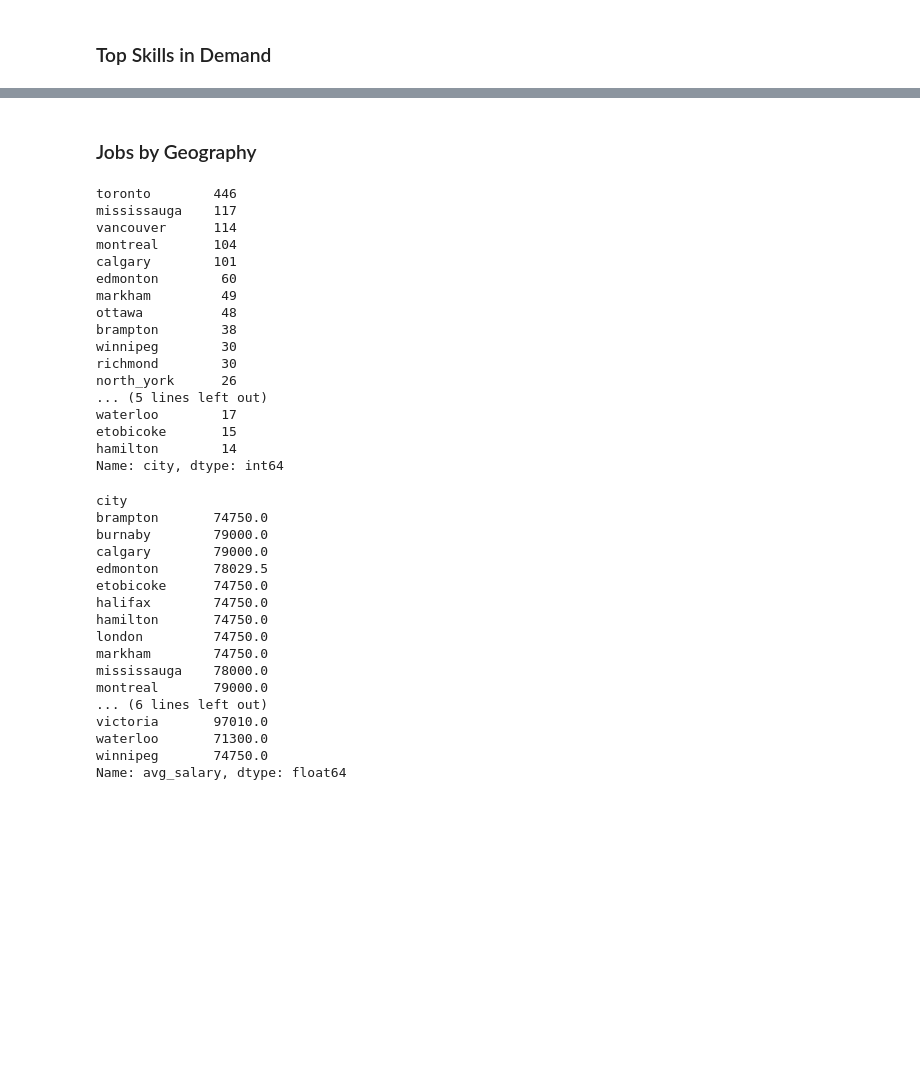
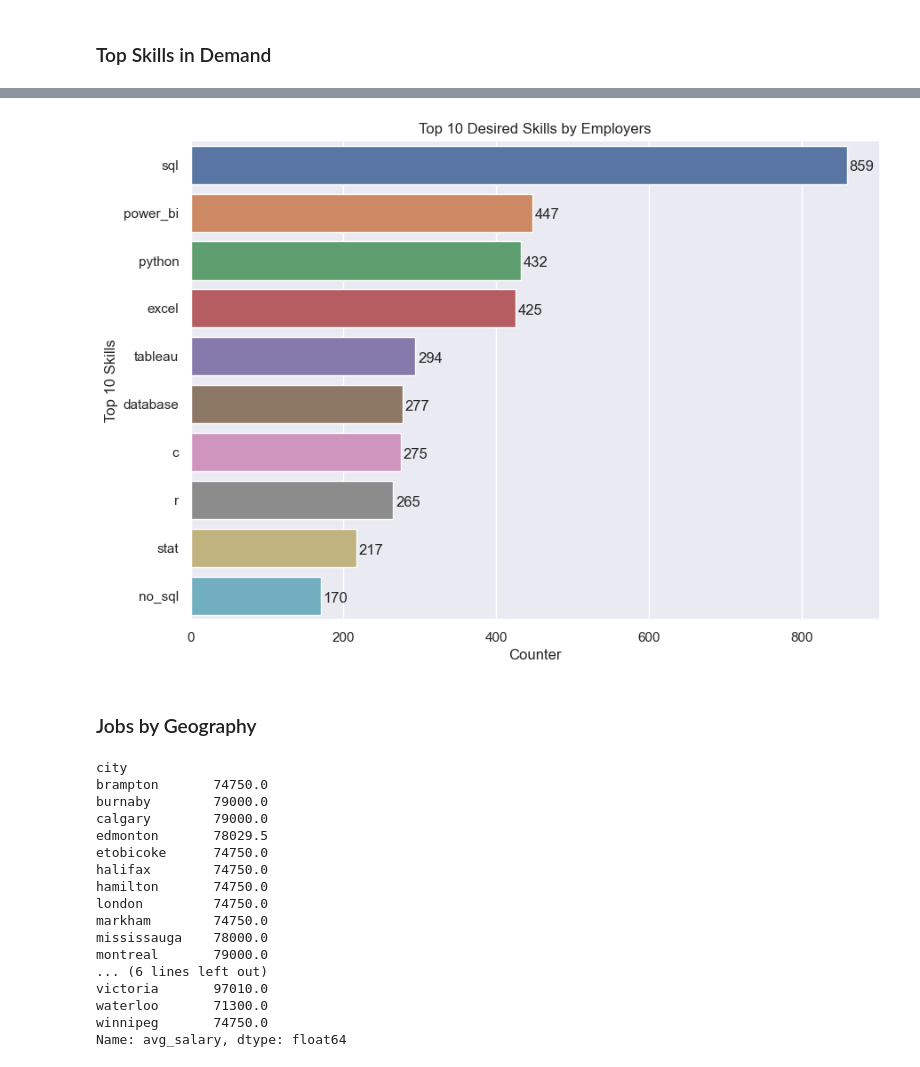
Before and after one commit to jasondo-da/Canadian_Data_Science_Jobs_Analysis, a Jupyter notebook: da_job_posts_canada_analysis.ipynb, the cells around one changed output, grey strips where cells are left out. Saved outputs shown, nothing was run; the diff lists cells and outputs as text; code cells hidden in the pictures; blank space fills up the shorter version.

```diff
--- a/da_job_posts_canada_analysis.ipynb
+++ b/da_job_posts_canada_analysis.ipynb
@@ -1193,8 +1203,6 @@ plt.show()
 # %% [markdown]
 ### Job Availability by Work Experience
 # %%
-sns.set(style='darkgrid')
-
 exp_count = sns.countplot(data=df,
                           x='experience_level',
                           order = df['experience_level'].value_counts().index)
@@ -1218,7 +1226,6 @@ plt.show()
 # %% [markdown]
 ### Jobs Available by Platform
 # %%
-sns.set(style='darkgrid')
 plt.figure(figsize=[18, 5])
 
 plt.subplot(1, 3, 1)
@@ -1274,7 +1281,6 @@ Text(0, 0.5, 'Web Platform')
 ### Salary Distribution
 # %%
 plt.subplots_adjust(wspace=1, hspace=0.3)
-sns.set(style='darkgrid')
 plt.figure(figsize=[24, 5])
 
 plt.subplot(1, 3, 1)
@@ -1307,8 +1313,6 @@ Text(0.5, 0, 'Average Salary')
 # %% [markdown]
 ### Experience Level Salary
 # %%
-sns.set(style='darkgrid')
-
 box = sns.boxplot(data=df,
                   x='experience_level',
                   y='avg_salary')
@@ -1395,25 +1632,32 @@ print(python)
+# %%
+t10 = skills_counter.sort_values(by='counter', ascending=False).head(10)
+
+plt.figure(figsize=[10, 7])
+
+top_10_skills = sns.barplot(data=t10,
+                            x='counter',
+                            y='skills')
+
+for rect in top_10_skills.patches:
+    y_value = rect.get_y() + (rect.get_height() + 0.15) / 2
+    x_value = rect.get_width()
+    label = '{:.0f}'.format(x_value)
+    top_10_skills.annotate(label,
+                        (x_value, y_value),
+                        xytext=(2, 1),
+                        textcoords='offset points',
+                        ha='left',
+                        va='center')
+
+plt.title('Top 10 Desired Skills by Employers')
+plt.ylabel('Top 10 Skills')
+plt.xlabel('Counter')
+
+plt.show()
+# %% [output]
+[figure, added]
 # %% [markdown]
 ### Jobs by Geography
-# %%
-df[df['city'] != 'remote']['city'].value_counts().sort_values(ascending=False).head(20)
-# %% [output]
-toronto        446
-mississauga    117
-vancouver      114
-montreal       104
-calgary        101
-edmonton        60
-markham         49
-ottawa          48
-brampton        38
-winnipeg        30
-richmond        30
-north_york      26
-... (5 lines left out)
-waterloo        17
-etobicoke       15
-hamilton        14
-Name: city, dtype: int64
 # %%
 top_20_list = ['toronto',
                'mississauga',
```
Also changed, not shown: parts of 10 cells of this notebook.
